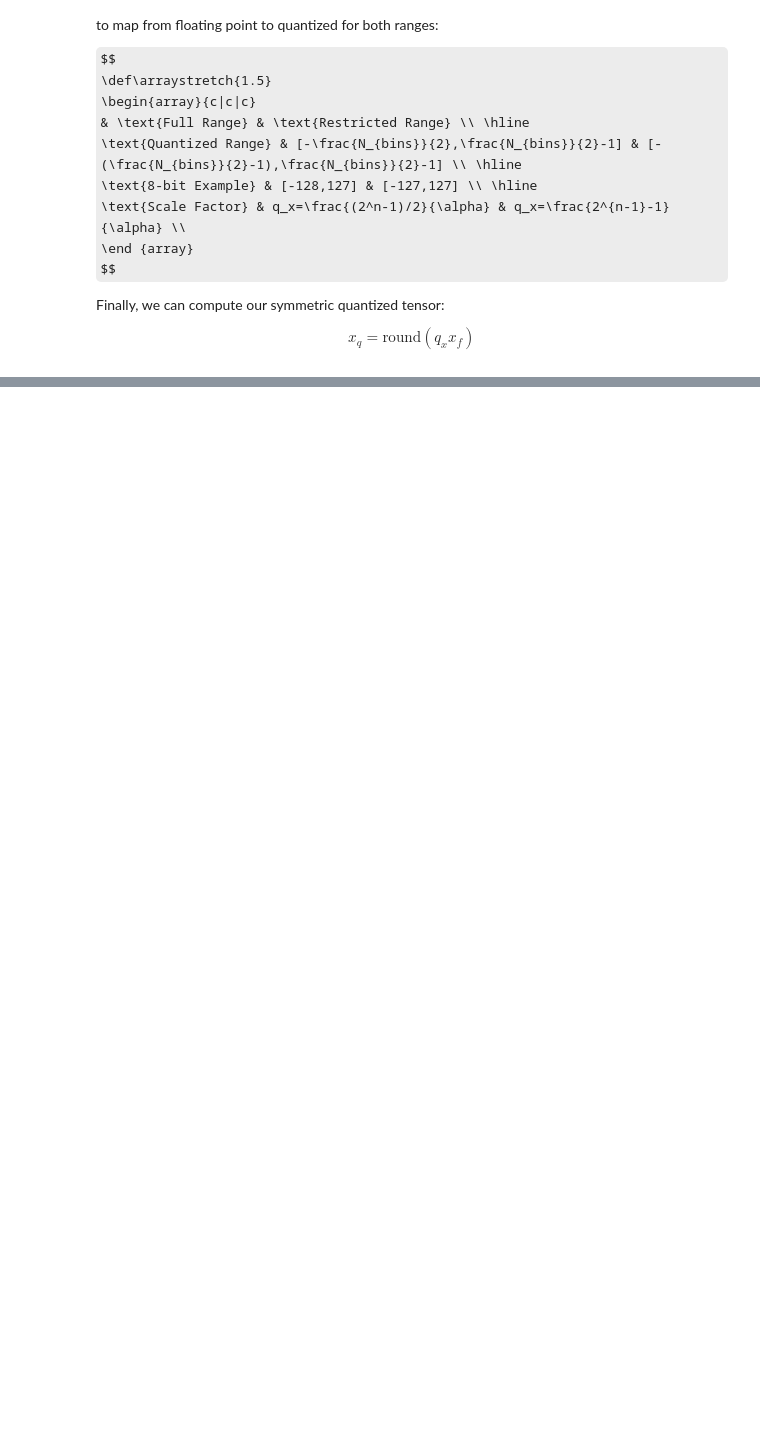
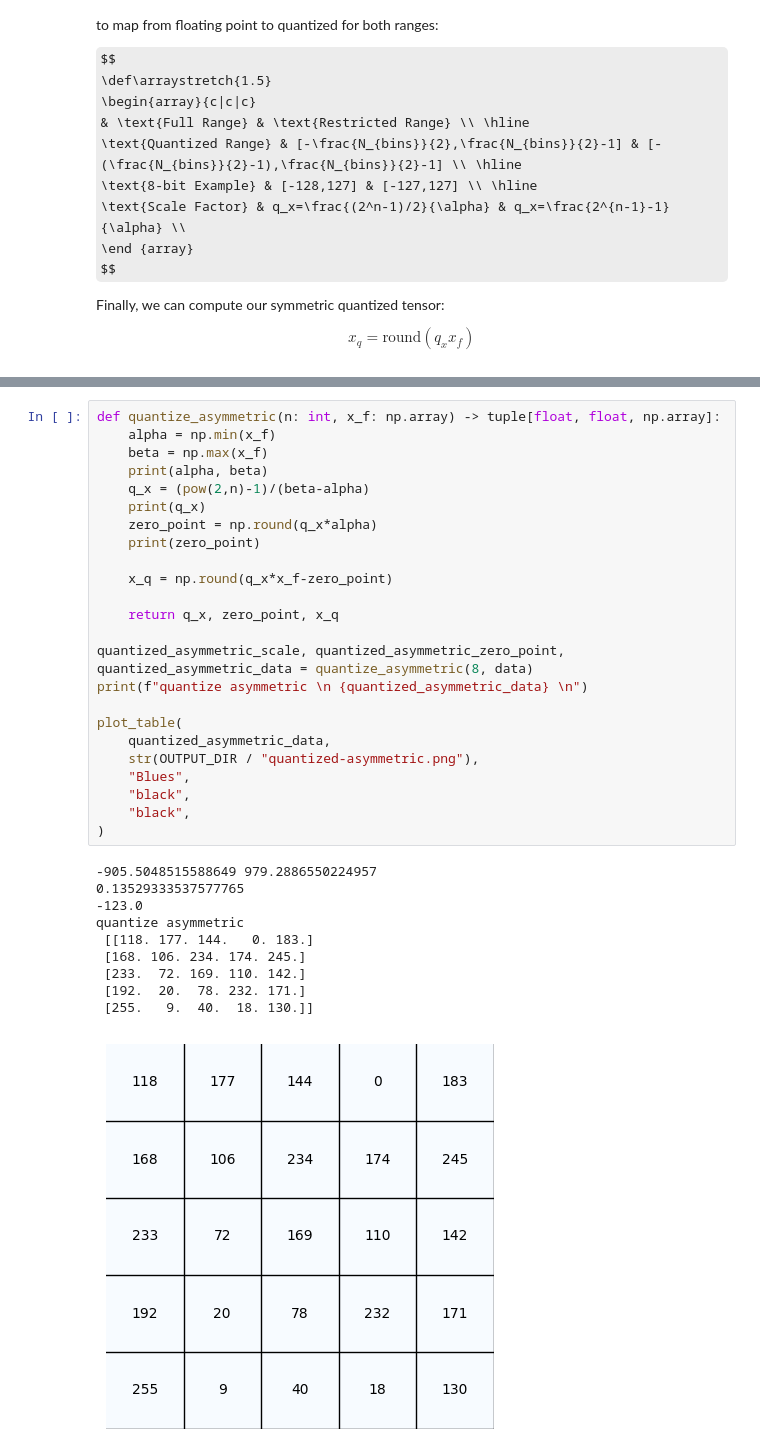
Before and after one commit to rhendz/quantization-notes, a Jupyter notebook: notebooks/quantization_modes.ipynb, the cells around one changed output, grey strips where cells are left out. Saved outputs shown, nothing was run; the diff lists cells and outputs as text; some formulas as TeX source; blank space fills up the shorter version.

Commit message:
update asymmetric quant

```diff
--- a/notebooks/quantization_modes.ipynb
+++ b/notebooks/quantization_modes.ipynb
@@ -100,4 +125,39 @@ x_q = \text{round}(q_x(x_f-z_x))
 $$
+# %%
+def quantize_asymmetric(n: int, x_f: np.array) -> tuple[float, float, np.array]:
+    alpha = np.min(x_f)
+    beta = np.max(x_f)
+    print(alpha, beta)
+    q_x = (pow(2,n)-1)/(beta-alpha)
+    print(q_x)
+    zero_point = np.round(q_x*alpha)
+    print(zero_point)
+
+    x_q = np.round(q_x*x_f-zero_point)
+
+    return q_x, zero_point, x_q
+
+quantized_asymmetric_scale, quantized_asymmetric_zero_point, quantized_asymmetric_data = quantize_asymmetric(8, data)
+print(f"quantize asymmetric \n {quantized_asymmetric_data} \n")
+
+plot_table(
+    quantized_asymmetric_data,
+    str(OUTPUT_DIR / "quantized-asymmetric.png"),
+    "Blues",
+    "black",
+    "black",
+)
+# %% [output]
+-905.5048515588649 979.2886550224957
+0.13529333537577765
+-123.0
+quantize asymmetric
+ [[118. 177. 144.   0. 183.]
+ [168. 106. 234. 174. 245.]
+ [233.  72. 169. 110. 142.]
+ [192.  20.  78. 232. 171.]
+ [255.   9.  40.  18. 130.]]
+[figure, added]
 # %% [markdown]
 ## Dequantization and Error
 
```
Also changed, not shown: parts of 5 cells of this notebook.
